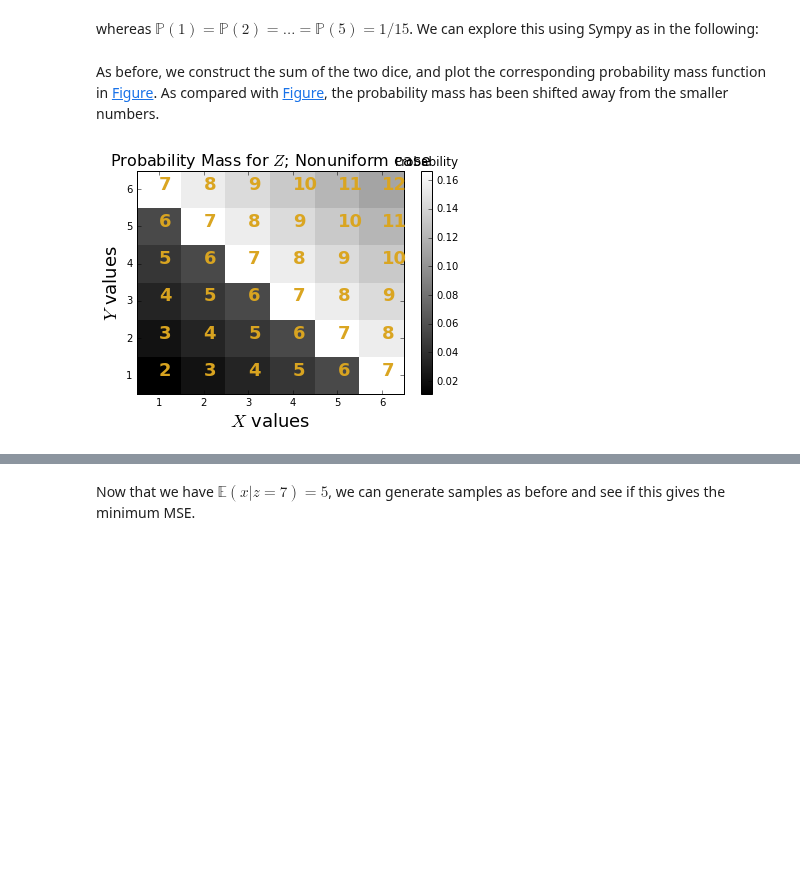
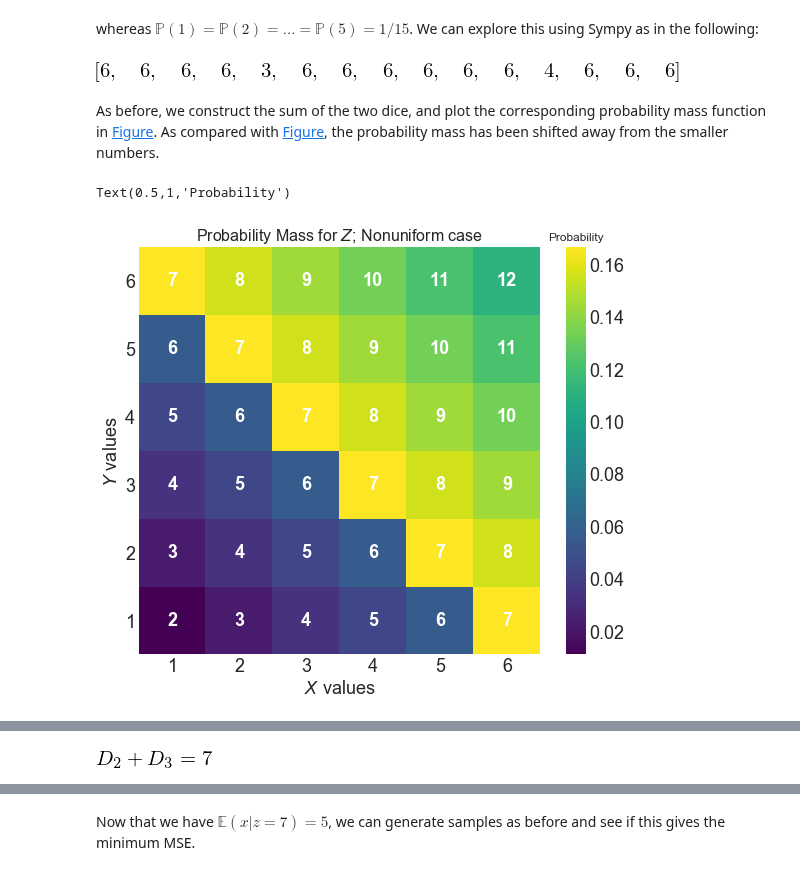
Before and after one commit to hvribeiro/MCSC1, a Jupyter notebook: aulas/02.1 - Introduction to probability.ipynb, the cells around one changed output, grey strips where cells are left out. Saved outputs shown, nothing was run; the diff lists cells and outputs as text; code cells hidden in the pictures; blank space fills up the shorter version.

```diff
--- a/aulas/02.1 - Introduction to probability.ipynb
+++ b/aulas/02.1 - Introduction to probability.ipynb
@@ -2224,34 +2266,41 @@ x=stats.FiniteRV('D3',{1:1/15., 2:1/15.,
                        3:1/15., 4:1/15.,
                        5:1/15., 6:2/3.})
+# %%
+[stats.sample(x) for _ in range(15)]
+# %% [output]
+[figure, added]
 # %% [markdown]
  As before, we construct the sum of the two dice, and plot the
 corresponding probability mass function in [Figure](#fig:Conditional_expectation_MSE_002).  As compared with [Figure](#fig:Conditional_expectation_MSE_001), the probability mass has been shifted
 away from the smaller numbers.
 # %%
 z = x + y
-foo=lambda i: density(z)[S.Integer(i)].evalf() # some tweaks to get a float out
+
+foo = lambda i: density(z)[S.Integer(i)].evalf() # some tweaks to get a float out
 v = np.arange(1,7) + np.arange(1,7)[:,None]
-Zmass=np.array(map(foo,v.flat),dtype=float).reshape(6,6)
+Zmass = np.array(list(map(foo,v.flat)),dtype=float).reshape(6,6)
 
-from matplotlib.pylab import subplots, cm
-fig,ax=subplots()
-pc=ax.pcolor(np.arange(1,8),np.arange(1,8),Zmass,cmap=cm.gray)
-_=ax.set_xticks([(i+0.5) for i in range(1,7)])
-_=ax.set_xticklabels([str(i) for i in range(1,7)])
-_=ax.set_yticks([(i+0.5) for i in range(1,7)])
-_=ax.set_yticklabels([str(i) for i in range(1,7)])
+fig,ax=subplots(figsize=(6*1.5,5*1.5))
+pc=ax.pcolor(np.arange(1,8),np.arange(1,8),Zmass,cmap='viridis')
+
+ax.set_xticks([(i+0.5) for i in range(1,7)])
+ax.set_xticklabels([str(i) for i in range(1,7)])
+ax.set_yticks([(i+0.5) for i in range(1,7)])
+ax.set_yticklabels([str(i) for i in range(1,7)])
+
 for i in range(1,7):
     for j in range(1,7):
-        _=ax.text(i+.5,j+.5,str(i+j),fontsize=18,fontweight='bold',color='goldenrod')
+        ax.text(i+.5,j+.5,str(i+j),va='center',ha='center',fontsize=18,fontweight='bold',color='white')
 
-_=ax.set_title(r'Probability Mass for $Z$; Nonuniform case',fontsize=16)
-_=ax.set_xlabel('$X$ values',fontsize=18)
-_=ax.set_ylabel('$Y$ values',fontsize=18);
+ax.set_title(r'Probability Mass for $Z$; Nonuniform case',fontsize=16)
+ax.set_xlabel('$X$ values',fontsize=18)
+ax.set_ylabel('$Y$ values',fontsize=18);
 cb=fig.colorbar(pc)
-_=cb.ax.set_title(r'Probability',fontsize=12)
+cb.ax.set_title(r'Probability',fontsize=12)
 #fig.savefig('fig-probability/Conditional_expectation_MSE_002.png')
 # %% [output]
+Text(0.5,1,'Probability')
-[figure, old version]
+[figure, new version]
 # %% [markdown]
 <!-- dom:FIGURE: [fig-probability/Conditional_expectation_MSE_002.png, width=500 frac=0.85] The values of $Z$ are in yellow with the corresponding values for $X$ and $Y$ on the axes.  <div id="fig:Conditional_expectation_MSE_002"></div> -->
 <!-- begin figure -->
@@ -2265,6 +2314,10 @@ _=cb.ax.set_title(r'Probability',fontsize=12)
 
 Let's see what the conditional expectation says about how we can estimate $X$
 from $Z$.
+# %%
+S.Eq(z,7)
+# %% [output]
+[figure, added]
 # %%
 E(x, S.Eq(z,7)) # conditional expectation E(x|z=7)
 # %% [output]
```
Also changed, not shown: parts of 185 cells of this notebook.
